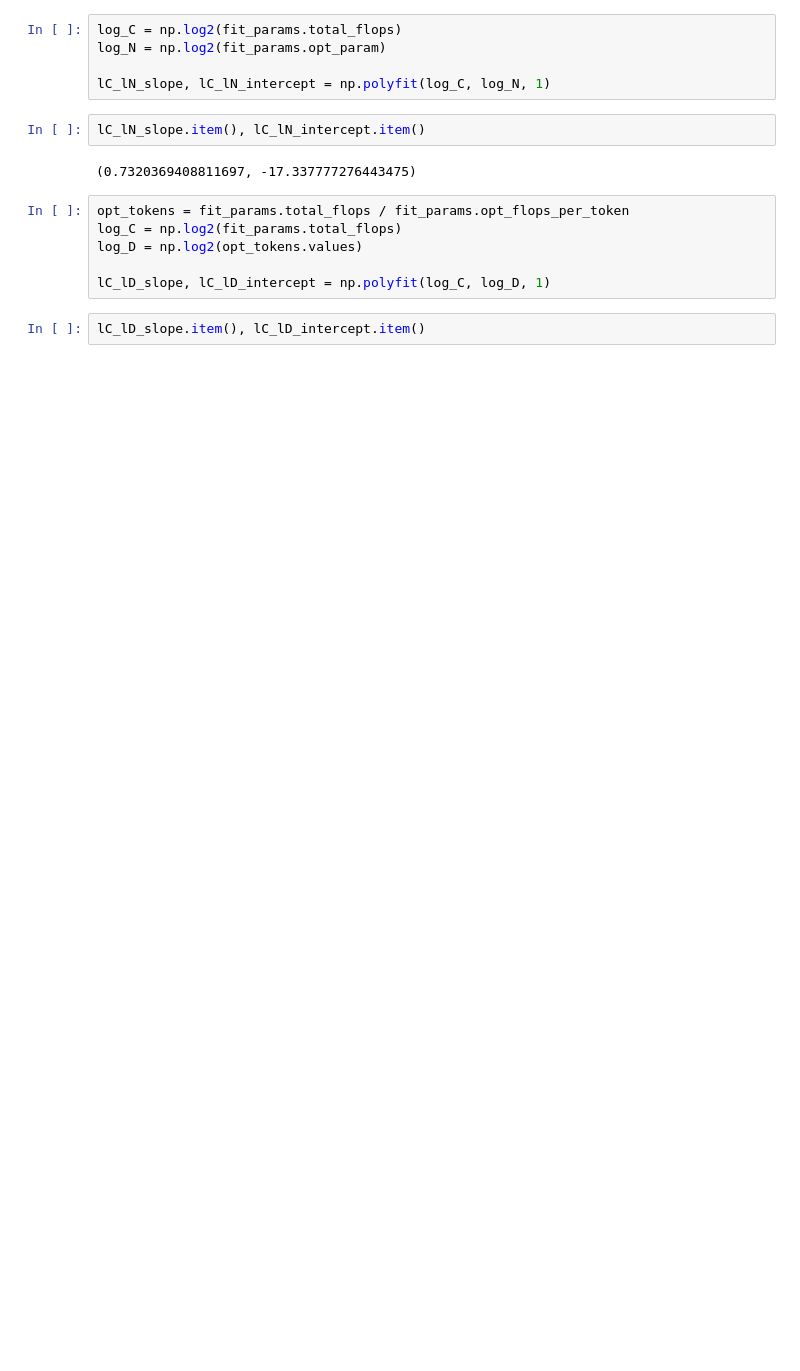
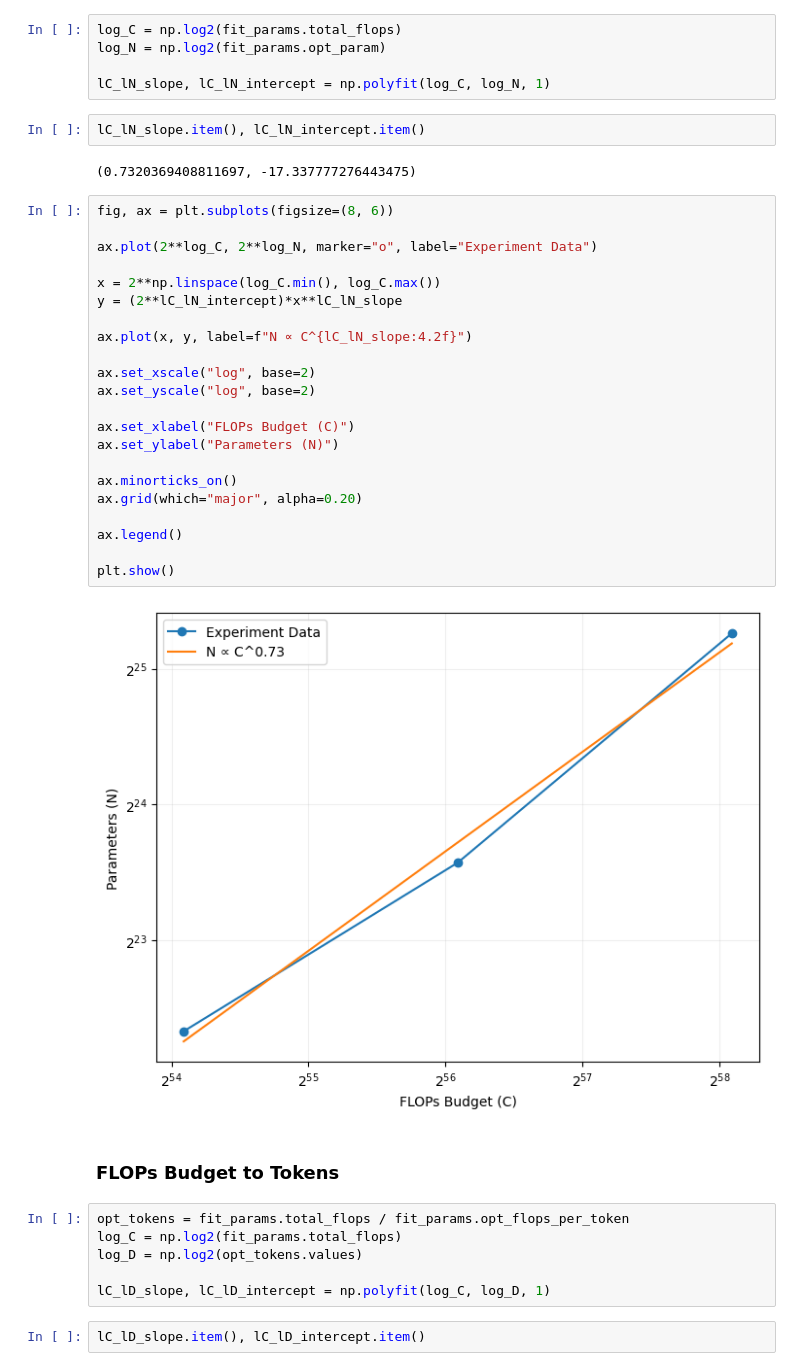
Before and after one commit to samgd/kernels, a Jupyter notebook: notebooks/scaling_laws.ipynb, the cells around one changed output. Saved outputs shown, nothing was run; the diff lists cells and outputs as text; blank space fills up the shorter version.

```diff
--- a/notebooks/scaling_laws.ipynb
+++ b/notebooks/scaling_laws.ipynb
@@ -387,6 +434,32 @@ lC_lN_slope, lC_lN_intercept = np.polyfit(log_C, log_N, 1)
 lC_lN_slope.item(), lC_lN_intercept.item()
 # %% [output]
 (0.7320369408811697, -17.337777276443475)
+# %%
+fig, ax = plt.subplots(figsize=(8, 6))
+
+ax.plot(2**log_C, 2**log_N, marker="o", label="Experiment Data")
+
+x = 2**np.linspace(log_C.min(), log_C.max())
+y = (2**lC_lN_intercept)*x**lC_lN_slope
+
+ax.plot(x, y, label=f"N ∝ C^{lC_lN_slope:4.2f}")
+
+ax.set_xscale("log", base=2)
+ax.set_yscale("log", base=2)
+
+ax.set_xlabel("FLOPs Budget (C)")
+ax.set_ylabel("Parameters (N)")
+
+ax.minorticks_on()
+ax.grid(which="major", alpha=0.20)
+
+ax.legend()
+
+plt.show()
+# %% [output]
+[figure, added]
+# %% [markdown]
+### FLOPs Budget to Tokens
 # %%
 opt_tokens = fit_params.total_flops / fit_params.opt_flops_per_token
 log_C = np.log2(fit_params.total_flops)
```
Also changed, not shown: parts of 7 cells of this notebook.
